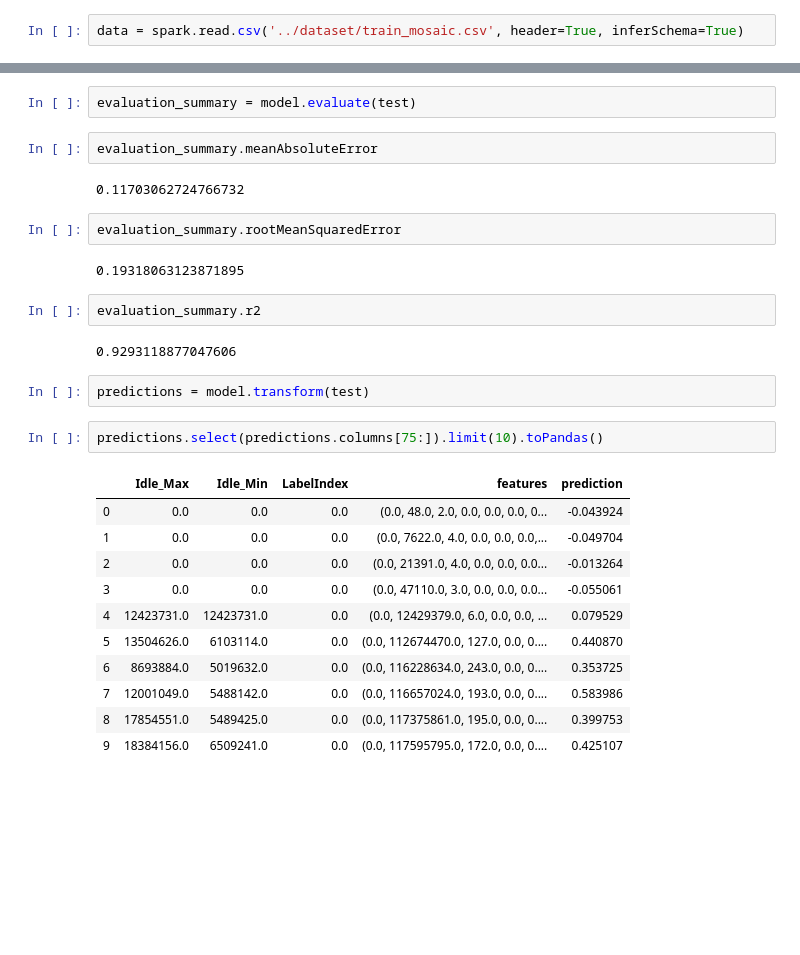
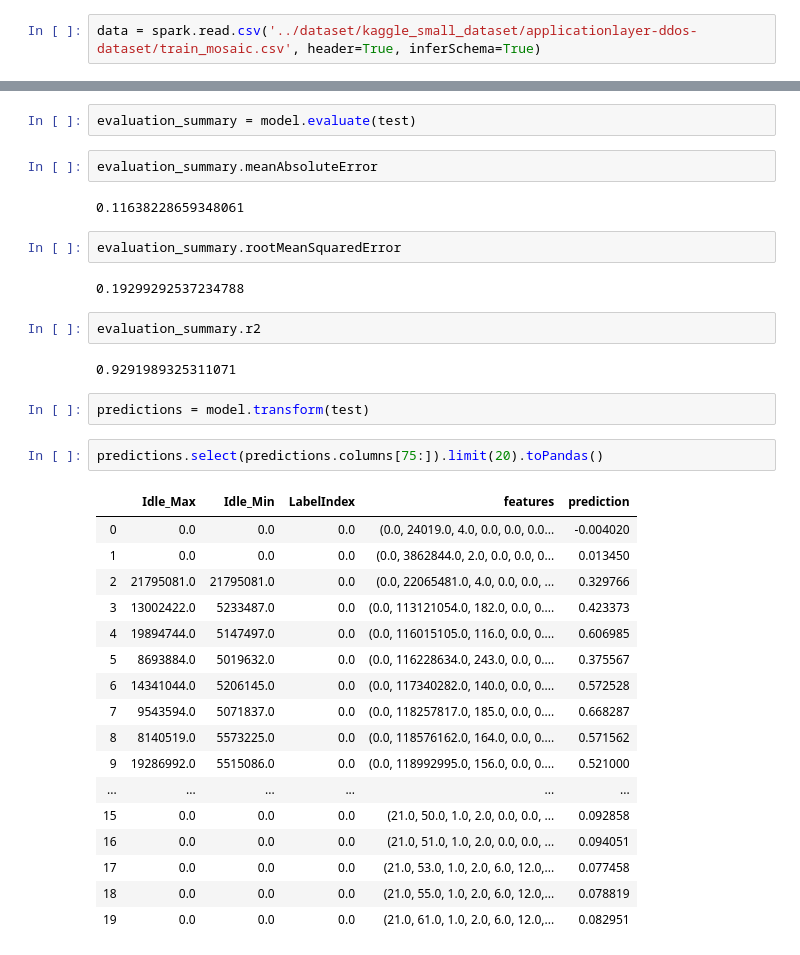
Before and after one commit to amit1809/CMPE_272_mini_project, a Jupyter notebook: ML/DDoS_prediction_linear_regression.ipynb, the cells around one changed output, grey strips where cells are left out. Cells and saved outputs as stored; diff of their text form; blank space fills up the shorter version.

```diff
--- a/ML/DDoS_prediction_linear_regression.ipynb
+++ b/ML/DDoS_prediction_linear_regression.ipynb
@@ -5,4 +5,4 @@ findspark.init('/home/aarav/Amit/SJSU/CMPE_272/mini_project/spark_setup/spark-2.
 from pyspark.sql import SparkSession
 spark = SparkSession.builder.getOrCreate()
 # %%
-data = spark.read.csv('../dataset/train_mosaic.csv', header=True, inferSchema=True)
+data = spark.read.csv('../dataset/kaggle_small_dataset/applicationlayer-ddos-dataset/train_mosaic.csv', header=True, inferSchema=True)
@@ -111,28 +110,34 @@ evaluation_summary = model.evaluate(test)
 # %%
 evaluation_summary.meanAbsoluteError
 # %% [output]
-0.11703062724766732
+0.11638228659348061
 # %%
 evaluation_summary.rootMeanSquaredError
 # %% [output]
-0.19318063123871895
+0.19299292537234788
 # %%
 evaluation_summary.r2
 # %% [output]
-0.9293118877047606
+0.9291989325311071
 # %%
 predictions = model.transform(test)
 # %%
-predictions.select(predictions.columns[75:]).limit(10).toPandas()
+predictions.select(predictions.columns[75:]).limit(20).toPandas()
 # %% [output]
 |  | Idle_Max | Idle_Min | LabelIndex | features | prediction |
-| 0 | 0.0 | 0.0 | 0.0 | (0.0, 48.0, 2.0, 0.0, 0.0, 0.0, 0... | -0.043924 |
-| 1 | 0.0 | 0.0 | 0.0 | (0.0, 7622.0, 4.0, 0.0, 0.0, 0.0,... | -0.049704 |
-| 2 | 0.0 | 0.0 | 0.0 | (0.0, 21391.0, 4.0, 0.0, 0.0, 0.0... | -0.013264 |
-| 3 | 0.0 | 0.0 | 0.0 | (0.0, 47110.0, 3.0, 0.0, 0.0, 0.0... | -0.055061 |
-| 4 | 12423731.0 | 12423731.0 | 0.0 | (0.0, 12429379.0, 6.0, 0.0, 0.0, ... | 0.079529 |
-| 5 | 13504626.0 | 6103114.0 | 0.0 | (0.0, 112674470.0, 127.0, 0.0, 0.... | 0.440870 |
-| 6 | 8693884.0 | 5019632.0 | 0.0 | (0.0, 116228634.0, 243.0, 0.0, 0.... | 0.353725 |
-| 7 | 12001049.0 | 5488142.0 | 0.0 | (0.0, 116657024.0, 193.0, 0.0, 0.... | 0.583986 |
-| 8 | 17854551.0 | 5489425.0 | 0.0 | (0.0, 117375861.0, 195.0, 0.0, 0.... | 0.399753 |
-| 9 | 18384156.0 | 6509241.0 | 0.0 | (0.0, 117595795.0, 172.0, 0.0, 0.... | 0.425107 |
+| 0 | 0.0 | 0.0 | 0.0 | (0.0, 24019.0, 4.0, 0.0, 0.0, 0.0... | -0.004020 |
+| 1 | 0.0 | 0.0 | 0.0 | (0.0, 3862844.0, 2.0, 0.0, 0.0, 0... | 0.013450 |
+| 2 | 21795081.0 | 21795081.0 | 0.0 | (0.0, 22065481.0, 4.0, 0.0, 0.0, ... | 0.329766 |
+| 3 | 13002422.0 | 5233487.0 | 0.0 | (0.0, 113121054.0, 182.0, 0.0, 0.... | 0.423373 |
+| 4 | 19894744.0 | 5147497.0 | 0.0 | (0.0, 116015105.0, 116.0, 0.0, 0.... | 0.606985 |
+| 5 | 8693884.0 | 5019632.0 | 0.0 | (0.0, 116228634.0, 243.0, 0.0, 0.... | 0.375567 |
+| 6 | 14341044.0 | 5206145.0 | 0.0 | (0.0, 117340282.0, 140.0, 0.0, 0.... | 0.572528 |
+| 7 | 9543594.0 | 5071837.0 | 0.0 | (0.0, 118257817.0, 185.0, 0.0, 0.... | 0.668287 |
+| 8 | 8140519.0 | 5573225.0 | 0.0 | (0.0, 118576162.0, 164.0, 0.0, 0.... | 0.571562 |
+| 9 | 19286992.0 | 5515086.0 | 0.0 | (0.0, 118992995.0, 156.0, 0.0, 0.... | 0.521000 |
+| ... | ... | ... | ... | ... | ... |
+| 15 | 0.0 | 0.0 | 0.0 | (21.0, 50.0, 1.0, 2.0, 0.0, 0.0, ... | 0.092858 |
+| 16 | 0.0 | 0.0 | 0.0 | (21.0, 51.0, 1.0, 2.0, 0.0, 0.0, ... | 0.094051 |
+| 17 | 0.0 | 0.0 | 0.0 | (21.0, 53.0, 1.0, 2.0, 6.0, 12.0,... | 0.077458 |
+| 18 | 0.0 | 0.0 | 0.0 | (21.0, 55.0, 1.0, 2.0, 6.0, 12.0,... | 0.078819 |
+| 19 | 0.0 | 0.0 | 0.0 | (21.0, 61.0, 1.0, 2.0, 6.0, 12.0,... | 0.082951 |
```
Also changed, not shown: parts of 7 cells of this notebook, 4 other files.
